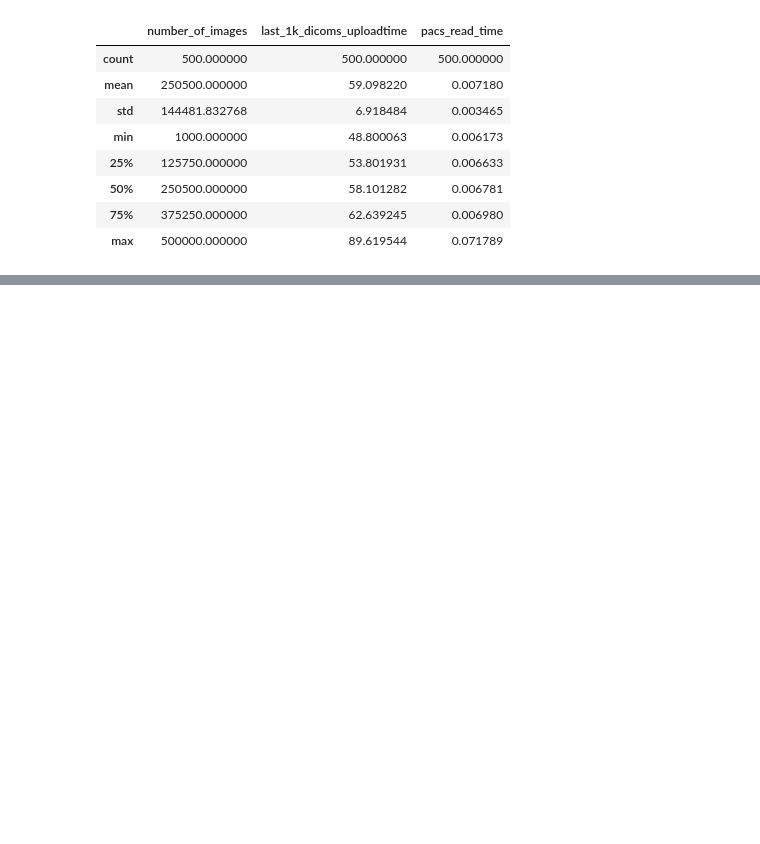
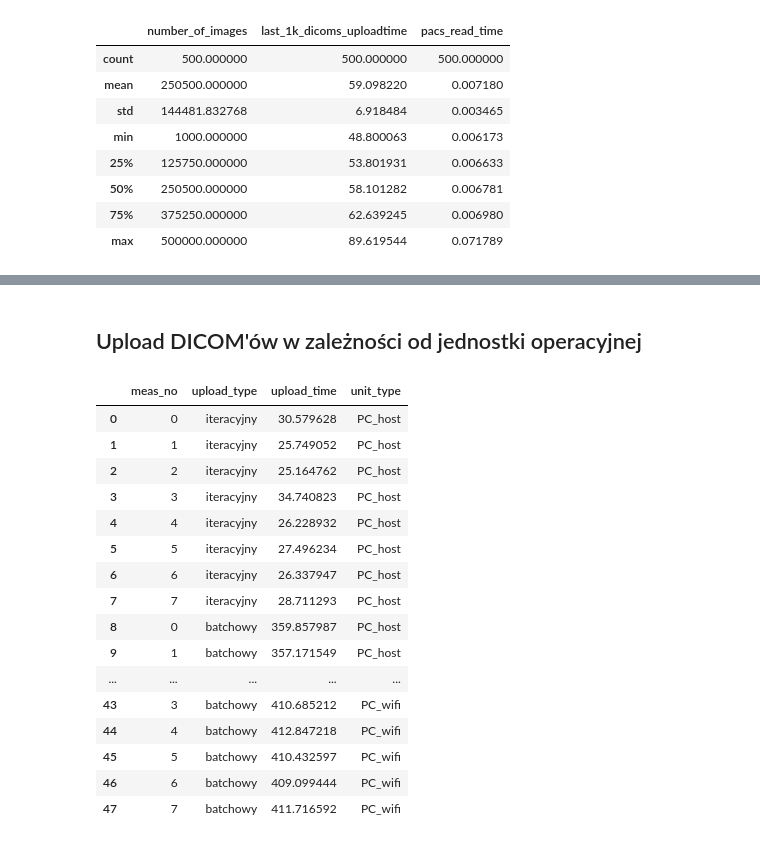
Before and after one commit to aleksanderLisiecki/PyDicom, a Jupyter notebook: data_visualising.ipynb, the cells around one changed output, grey strips where cells are left out. Saved outputs shown, nothing was run; the diff lists cells and outputs as text; code cells hidden in the pictures; blank space fills up the shorter version.

```diff
--- a/data_visualising.ipynb
+++ b/data_visualising.ipynb
@@ -113,0 +164,24 @@ df2.drop( df2[df2["pacs_read_time"] > 0.01].index, inplace = True )
+# %% [markdown]
+## Upload DICOM'ów w zależności od jednostki operacyjnej
+# %%
+df4 = pd.read_csv('log/04-zdjecia-rozne_jednostki-uploading_dicom_to_pacs_logs.csv')
+df4['meas_no'] = df4['meas_no'] - 1
+df4.head(100)
+# %% [output]
+|  | meas_no | upload_type | upload_time | unit_type |
+| 0 | 0 | iteracyjny | 30.579628 | PC_host |
+| 1 | 1 | iteracyjny | 25.749052 | PC_host |
+| 2 | 2 | iteracyjny | 25.164762 | PC_host |
+| 3 | 3 | iteracyjny | 34.740823 | PC_host |
+| 4 | 4 | iteracyjny | 26.228932 | PC_host |
+| 5 | 5 | iteracyjny | 27.496234 | PC_host |
+| 6 | 6 | iteracyjny | 26.337947 | PC_host |
+| 7 | 7 | iteracyjny | 28.711293 | PC_host |
+| 8 | 0 | batchowy | 359.857987 | PC_host |
+| 9 | 1 | batchowy | 357.171549 | PC_host |
+| ... | ... | ... | ... | ... |
+| 43 | 3 | batchowy | 410.685212 | PC_wifi |
+| 44 | 4 | batchowy | 412.847218 | PC_wifi |
+| 45 | 5 | batchowy | 410.432597 | PC_wifi |
+| 46 | 6 | batchowy | 409.099444 | PC_wifi |
+| 47 | 7 | batchowy | 411.716592 | PC_wifi |
```
Also changed, not shown: parts of 13 cells of this notebook, 2 other files.
